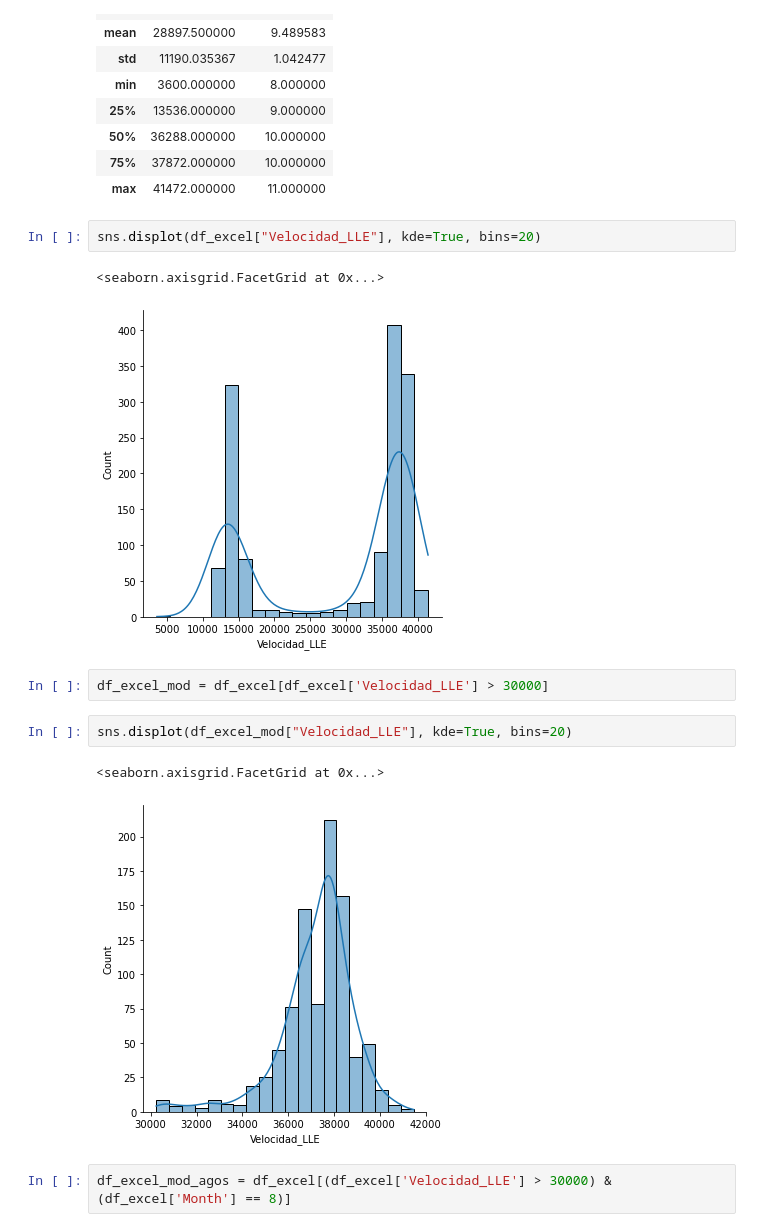
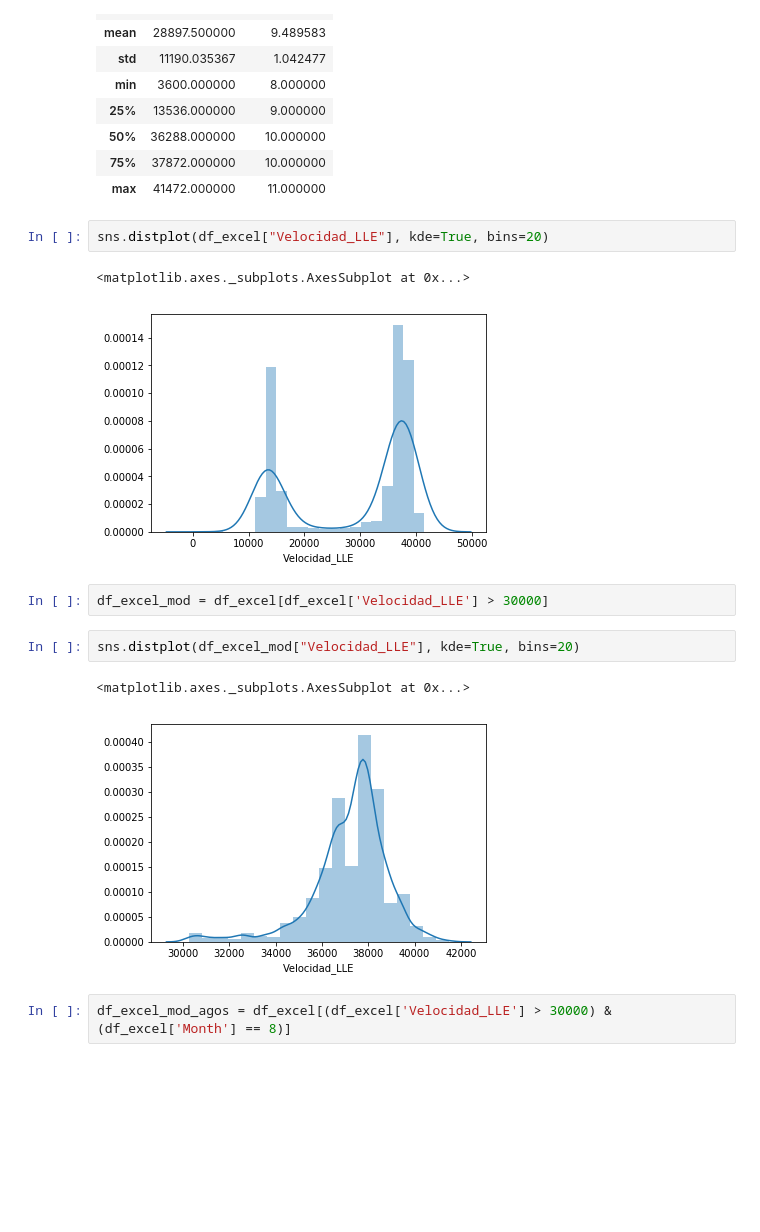
Before and after one commit to doblevm/analysisGLY, a Jupyter notebook: Analysis GLY CLP.ipynb, the cells around one changed output. Cells and saved outputs as stored; diff of their text form; blank space fills up the shorter version.

```diff
--- a/Analysis GLY CLP.ipynb
+++ b/Analysis GLY CLP.ipynb
@@ -122,16 +122,16 @@ df_excel.describe()
 | 75% | 37872.000000 | 10.000000 |
 | max | 41472.000000 | 11.000000 |
 # %%
-sns.displot(df_excel["Velocidad_LLE"], kde=True, bins=20)
+sns.distplot(df_excel["Velocidad_LLE"], kde=True, bins=20)
 # %% [output]
-<seaborn.axisgrid.FacetGrid at 0x...>
+<matplotlib.axes._subplots.AxesSubplot at 0x...>
-[figure, old version]
+[figure, new version]
 # %%
 df_excel_mod = df_excel[df_excel['Velocidad_LLE'] > 30000]
 # %%
-sns.displot(df_excel_mod["Velocidad_LLE"], kde=True, bins=20)
+sns.distplot(df_excel_mod["Velocidad_LLE"], kde=True, bins=20)
 # %% [output]
-<seaborn.axisgrid.FacetGrid at 0x...>
+<matplotlib.axes._subplots.AxesSubplot at 0x...>
-[figure, old version]
+[figure, new version]
 # %%
 df_excel_mod_agos = df_excel[(df_excel['Velocidad_LLE'] > 30000) & (df_excel['Month'] == 8)]
```
Also changed, not shown: parts of 7 cells of this notebook.
